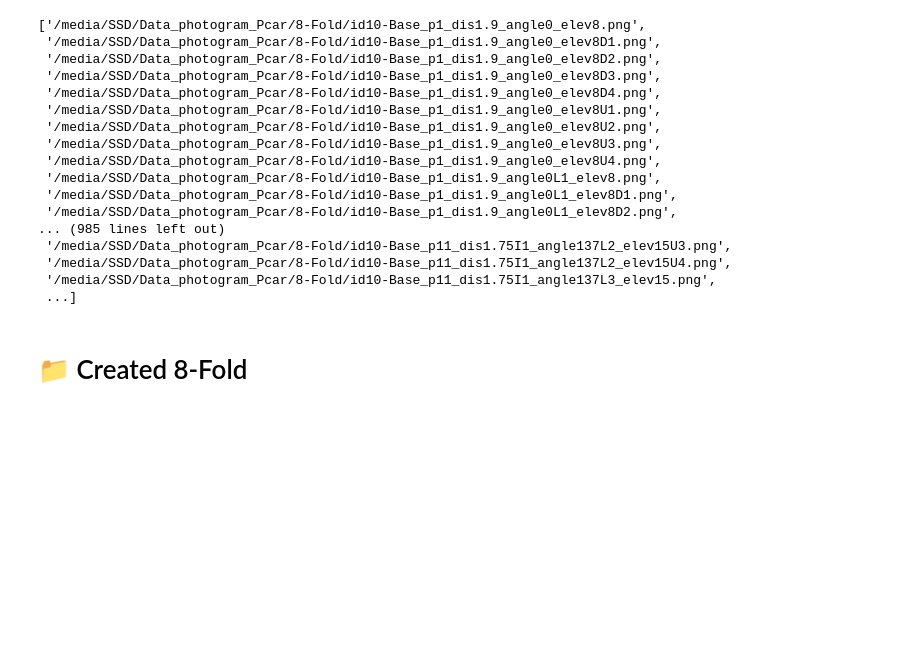
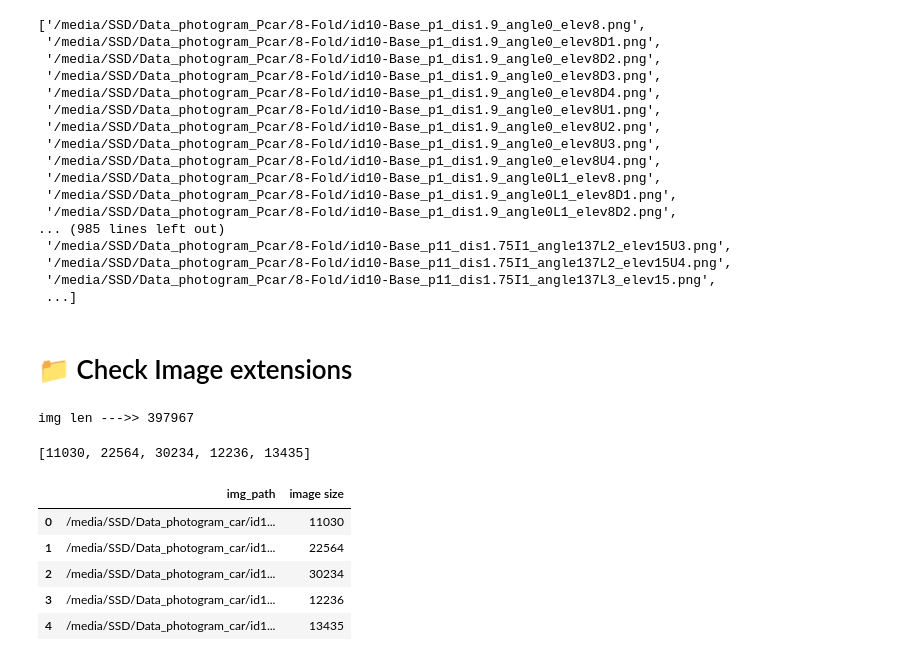
Before and after one commit to tanpharamut/DATASET-CAR-DAMAGE, a Jupyter notebook: Prepare3D_dataset_for_classification_8fold.ipynb, the cells around one changed output. Drawn from its saved outputs; the diff is of its cells as text; code cells hidden in the pictures; blank space fills up the shorter version.

```diff
--- a/Prepare3D_dataset_for_classification_8fold.ipynb
+++ b/Prepare3D_dataset_for_classification_8fold.ipynb
@@ -361,5 +353,52 @@ Table_path_.to_csv('/media/SSD/Data_photogram_Pcar/Dataset_3DCar.csv')
 # %% [markdown]
-# 📁 Created 8-Fold
+# 📁 Check Image extensions
+# %%
+import os
+from PIL import Image
+import cv2
+
+img_path = Table_path_['img_path'].tolist()
+print(f'img len --->> {len(img_path)}')
+extensions = []
+
+for filee in img_path:
+    im = cv2.imread(filee)
+    try:
+        ih, iw, _ = im.shape
+    except:
+        extensions.append(file_path)
+        print(file_path)
+# %% [output]
+img len --->> 397967
+# %%
+import matplotlib.pyplot as plt
+import matplotlib.image as mpimg
+import cv2
+import os
+import random
+
+img_path = Table_path_['img_path'].tolist()
+#ims = random.choices(img_path, k=5)
+sZ_ = []
+for im in img_path:
+    image = cv2.imread(im)
+    sZ = os.path.getsize(im)
+    sZ_.append(sZ)
+# %%
+sZ_
+# %% [output]
+[11030, 22564, 30234, 12236, 13435]
+# %%
+df = pd.DataFrame(list(zip(img_path, sZ_)),
+               columns =['img_path', 'image size'])
+df
+# %% [output]
+|  | img_path | image size |
+| 0 | /media/SSD/Data_photogram_car/id1... | 11030 |
+| 1 | /media/SSD/Data_photogram_car/id1... | 22564 |
+| 2 | /media/SSD/Data_photogram_car/id1... | 30234 |
+| 3 | /media/SSD/Data_photogram_car/id1... | 12236 |
+| 4 | /media/SSD/Data_photogram_car/id1... | 13435 |
 # %%
 # import shutil as sh
 
```
Also changed, not shown: parts of 15 cells of this notebook, 5 other files.
